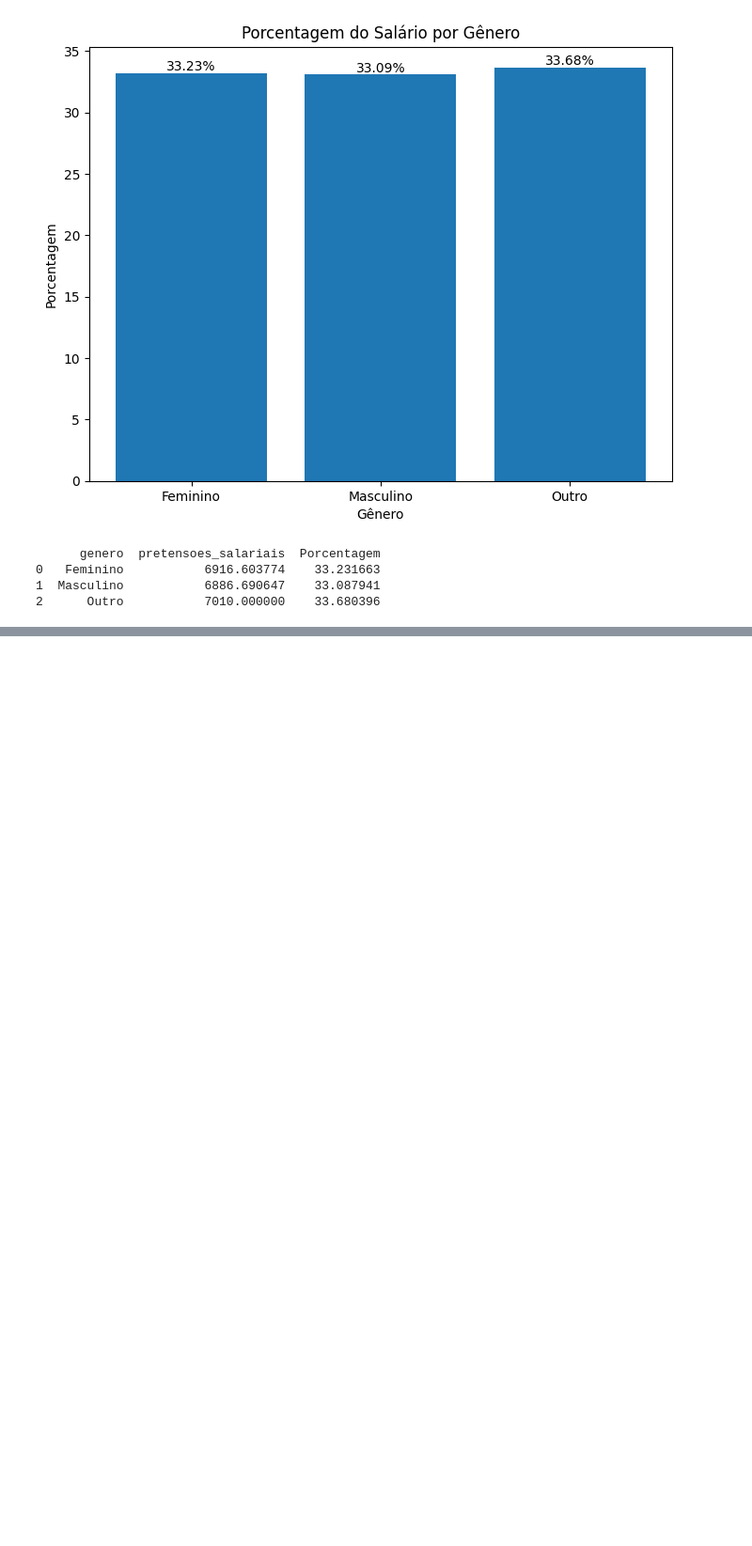
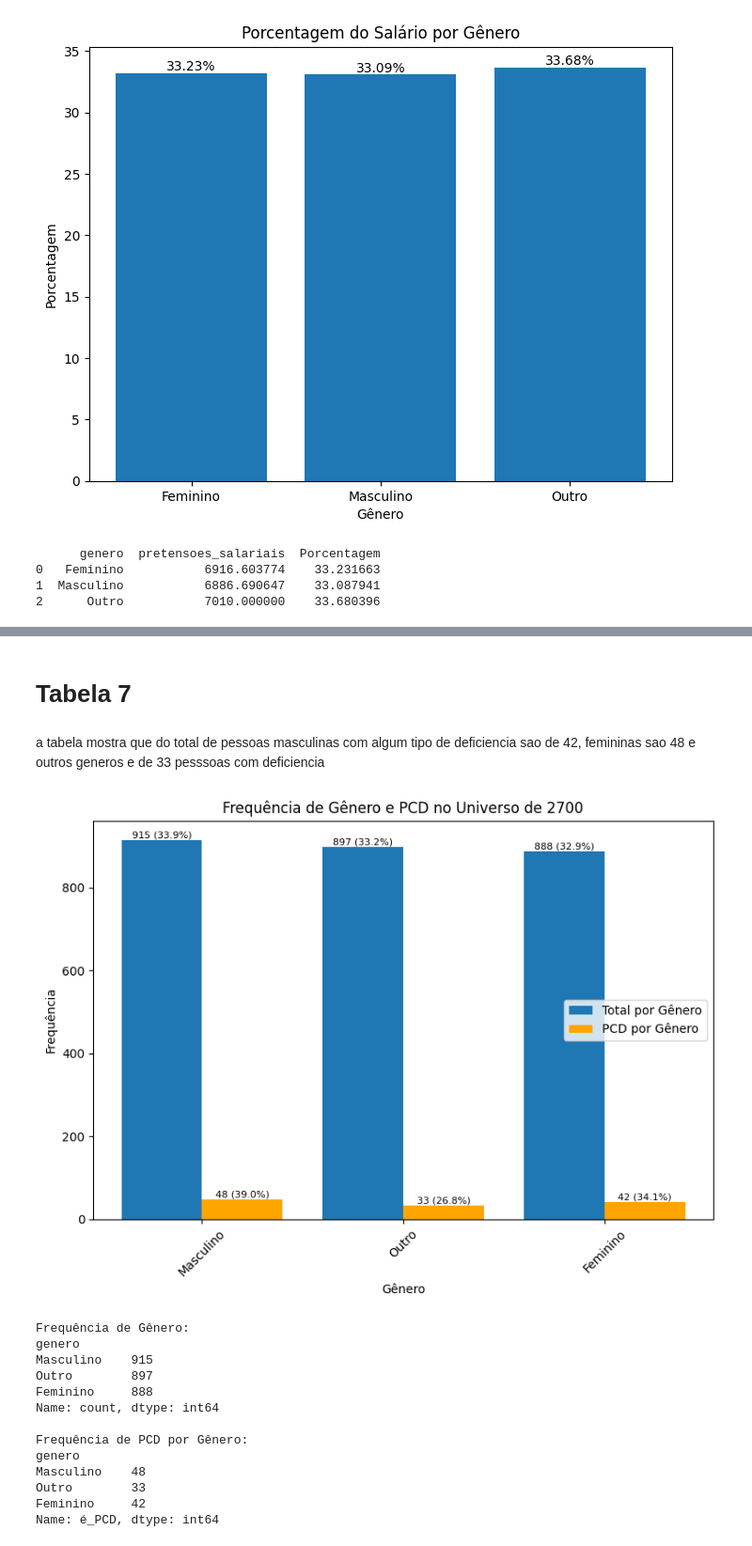
Before and after one commit to jesieldossantos/Curso-IA, a Jupyter notebook: analises/candidatos/candidatos_tecnologia.ipynb, the cells around one changed output, grey strips where cells are left out. Shown at 94% size. Cells and saved outputs as stored; diff of their text form; code cells hidden in the pictures; blank space fills up the shorter version.

```diff
--- a/analises/candidatos/candidatos_tecnologia.ipynb
+++ b/analises/candidatos/candidatos_tecnologia.ipynb
@@ -370,0 +392,53 @@ print(media_salario_genero)
+# %% [markdown]
+# Tabela 7
+# %% [markdown]
+a tabela mostra que do total de pessoas masculinas com algum tipo de deficiencia sao de 42, femininas sao 48 e outros generos e de 33 pesssoas com deficiencia
+# %%
+import numpy as np
+
+pessoaspcd = df_candidatos_completo.groupby('genero')['é_PCD'].apply(lambda x: (x == 'Sim').sum())
+frequencia_genero = df_candidatos_completo['genero'].value_counts()
+pessoaspcd = df_candidatos_completo.groupby('genero')['é_PCD'].apply(lambda x: (x == 'Sim').sum()).reindex(frequencia_genero.index, fill_value=0)
+
+plt.figure(figsize=(8, 6))
+bar_width = 0.4
+x = np.arange(len(frequencia_genero))
+
+plt.bar(x - bar_width/2, frequencia_genero.values, width=bar_width, label='Total por Gênero')
+for i, v in enumerate(frequencia_genero.values):
+    porcentagem = (v / frequencia_genero.sum()) * 100
+    plt.text(i - bar_width/2, v + 5, f"{v} ({porcentagem:.1f}%)", ha='center', size=8)
+
+plt.bar(x + bar_width/2, pessoaspcd.values, width=bar_width, label='PCD por Gênero', color='orange')
+for i, v in enumerate(pessoaspcd.values):
+    if pessoaspcd.sum() > 0:
+        porcentagem = (v / pessoaspcd.sum()) * 100
+        plt.text(i + bar_width/2, v + 5, f"{v} ({porcentagem:.1f}%)", ha='center', size=8)
+
+plt.xticks(x, frequencia_genero.index, rotation=45)
+plt.title('Frequência de Gênero e PCD no Universo de 2700')
+plt.xlabel('Gênero')
+plt.ylabel('Frequência')
+plt.legend()
+plt.tight_layout()
+plt.show()
+
+print("Frequência de Gênero:")
+print(frequencia_genero)
+print("\nFrequência de PCD por Gênero:")
+print(pessoaspcd)
+# %% [output]
+[figure, added]
+Frequência de Gênero:
+genero
+Masculino    915
+Outro        897
+Feminino     888
+Name: count, dtype: int64
+
+Frequência de PCD por Gênero:
+genero
+Masculino    48
+Outro        33
+Feminino     42
+Name: é_PCD, dtype: int64
```
Also changed, not shown: parts of 7 cells of this notebook, 1 other file.
